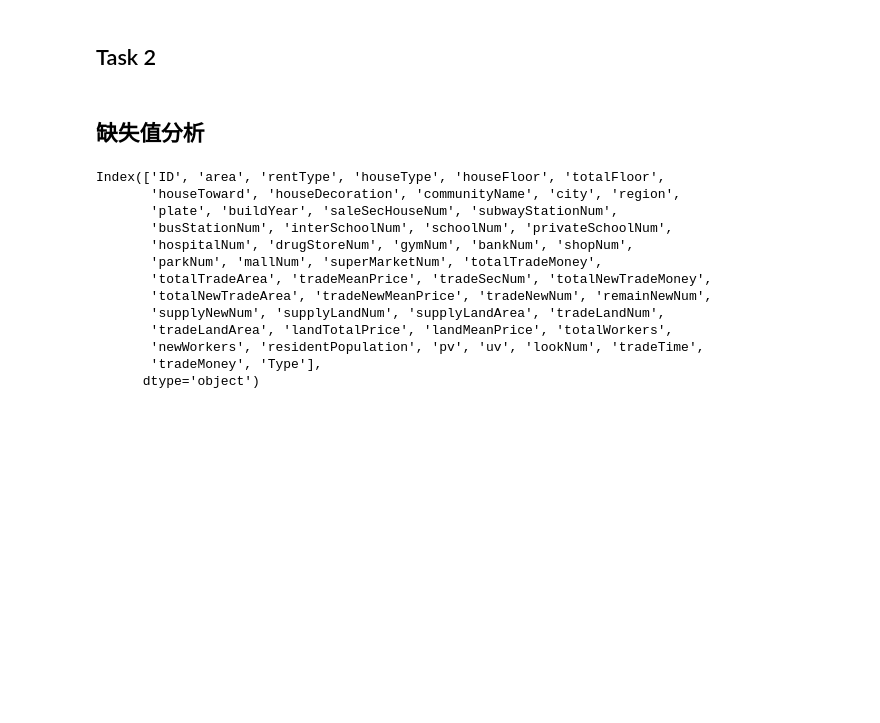
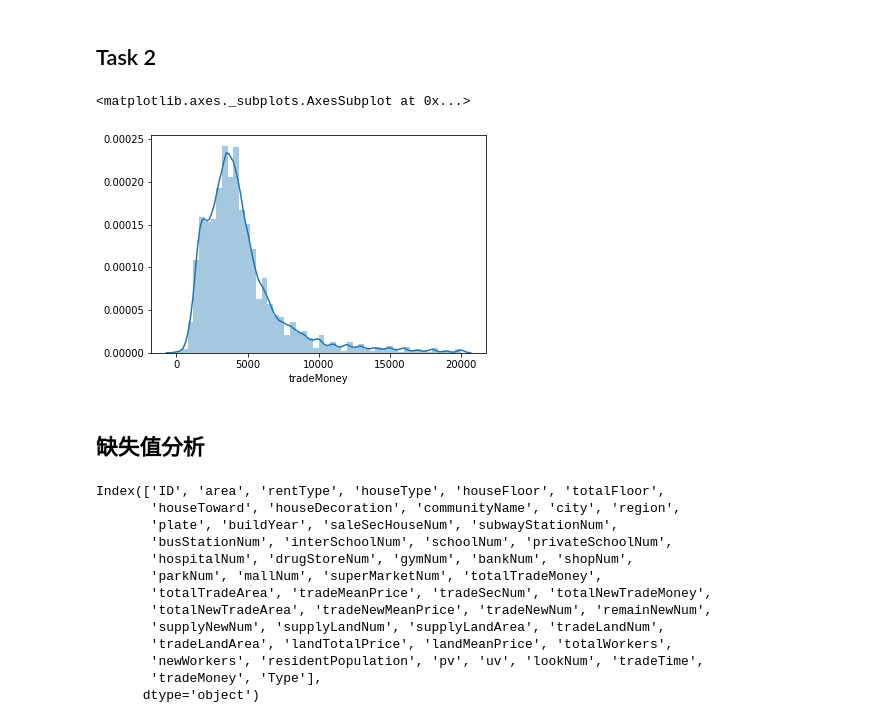
Before and after one commit to Bonifacez/House-Rent-forecast, a Jupyter notebook: Task 2.ipynb, the cells around one changed output. Cells and saved outputs as stored; diff of their text form; code cells hidden in the pictures; blank space fills up the shorter version.

```diff
--- a/Task 2.ipynb
+++ b/Task 2.ipynb
@@ -18,6 +18,11 @@ data_test = pd.read_csv("C:/Users/Boniface/Desktop/房租预测/datasets/test_a.
 data_all = pd.concat([data_train,data_test])
 data_train['Type'] = 'Train'
 data_test['Type'] = 'Type'
+# %%
+sns.distplot(data_train[(data_train['tradeMoney']<=20000)]['tradeMoney'])
+# %% [output]
+<matplotlib.axes._subplots.AxesSubplot at 0x...>
+[figure, added]
 # %% [markdown]
 ## 缺失值分析
 # %%
```
Also changed, not shown: parts of 5 cells of this notebook.
